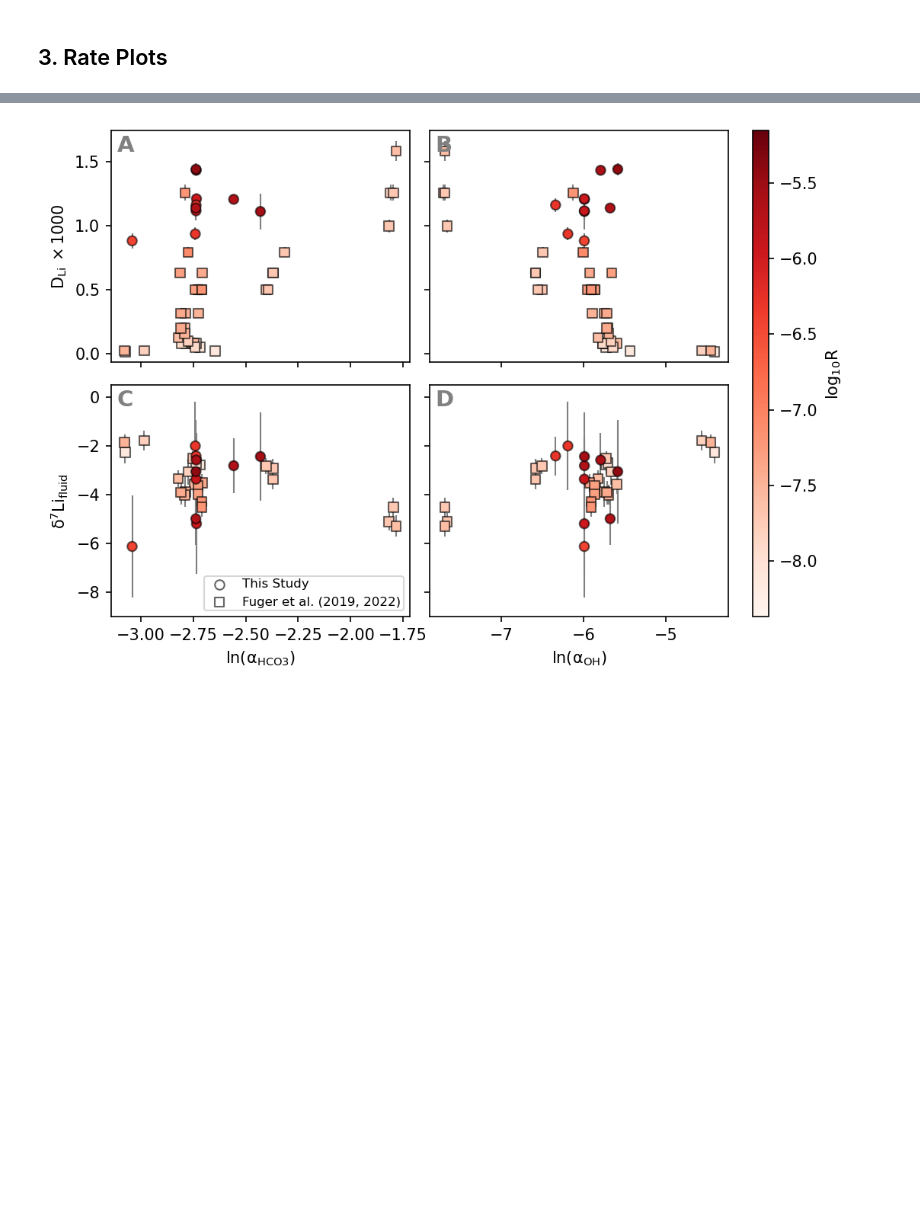
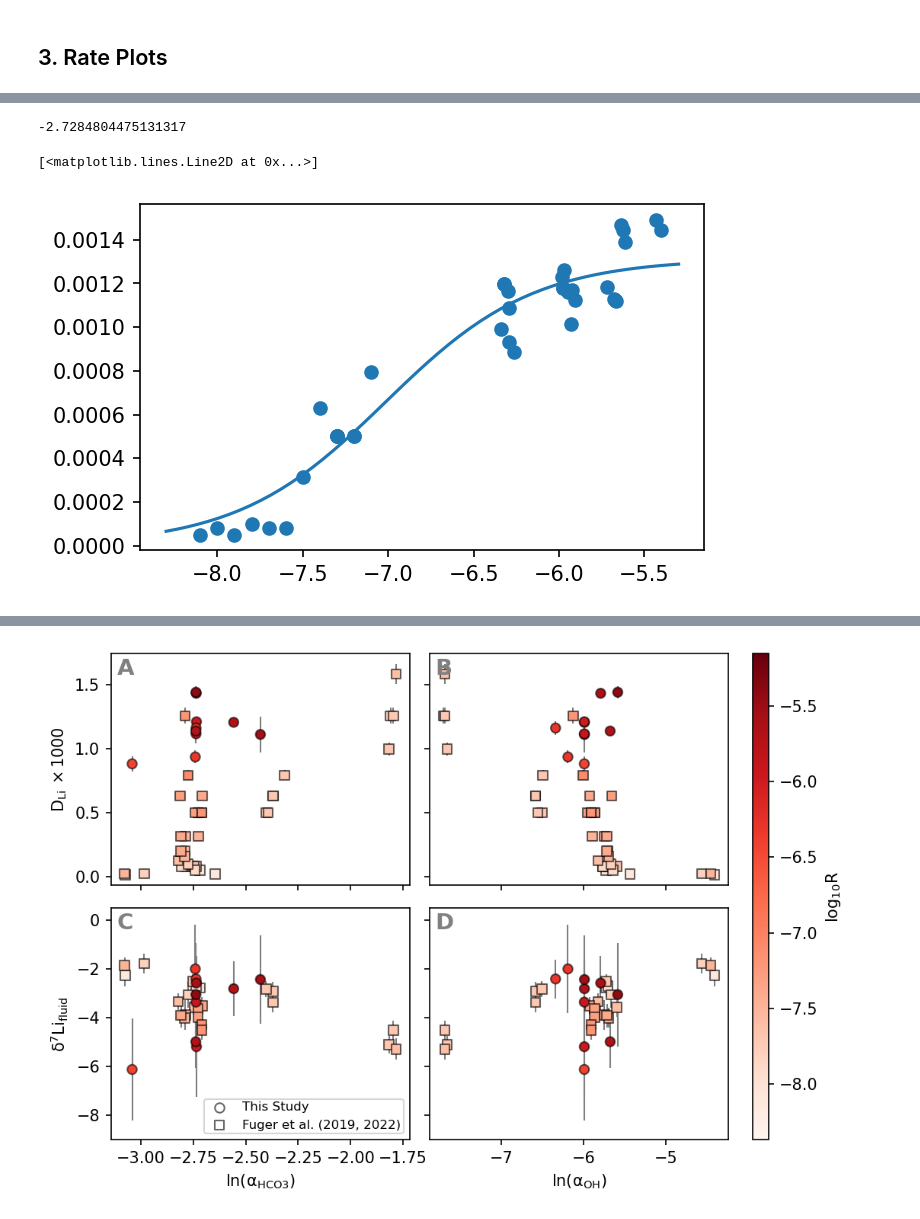
Before and after one commit to oscarbranson/supplementary, a Jupyter notebook: supplements/inorg_Li/02_Results.ipynb, the cells around one changed output, grey strips where cells are left out. Cells and saved outputs as stored; diff of their text form; code cells hidden in the pictures; blank space fills up the shorter version.

```diff
--- a/supplements/inorg_Li/02_Results.ipynb
+++ b/supplements/inorg_Li/02_Results.ipynb
@@ -486,0 +487,26 @@ epsLi_mu, combined_epsLi.size
+# %%
+def SKM(Rp, Kf, Keq, log10Rb=-7):
+    """
+    DePaolo's (2011) Surface Kinetic Model
+
+    Parameters
+    ----------
+    Kf : array-like
+        The kinetic ('forward') fractionation factor.
+        Kp will asymptote towards this value at high
+        Rp.
+    Keq : array-like
+        The equilibrium fractionation factor. Kp will
+        asymptote towards this values at low Rp.
+    Rp : array-like
+        Precipitation rate.
+    Rb : array-like
+        Ion detachment rate.
+
+    Returns
+    -------
+    Kp : array-like
+        Partitioning / fractionation of element in precipitated mineral.
+    """
+    Rb = 10**log10Rb
+    return Kf / (1 + Rb * (Kf / Keq - 1) / (Rp + Rb))
@@ -487,3 +529,13 @@ epsLi_mu, combined_epsLi.size
+# %%
+df[database, 'la_HCO3-'].values.mean()
+# %% [output]
+-2.7284804475131317
+# %%
+plt.scatter(np.log10(Rp[ind]), DLi[ind])
+plt.plot(np.log10(nR), nom(pred))
+# %% [output]
+[<matplotlib.lines.Line2D at 0x...>]
+[figure, added]
 # %%
 fig, axs = plt.subplots(2, 2, figsize=(7, 5), sharex='col', sharey='row')
 
```
Also changed, not shown: parts of 8 cells of this notebook.
